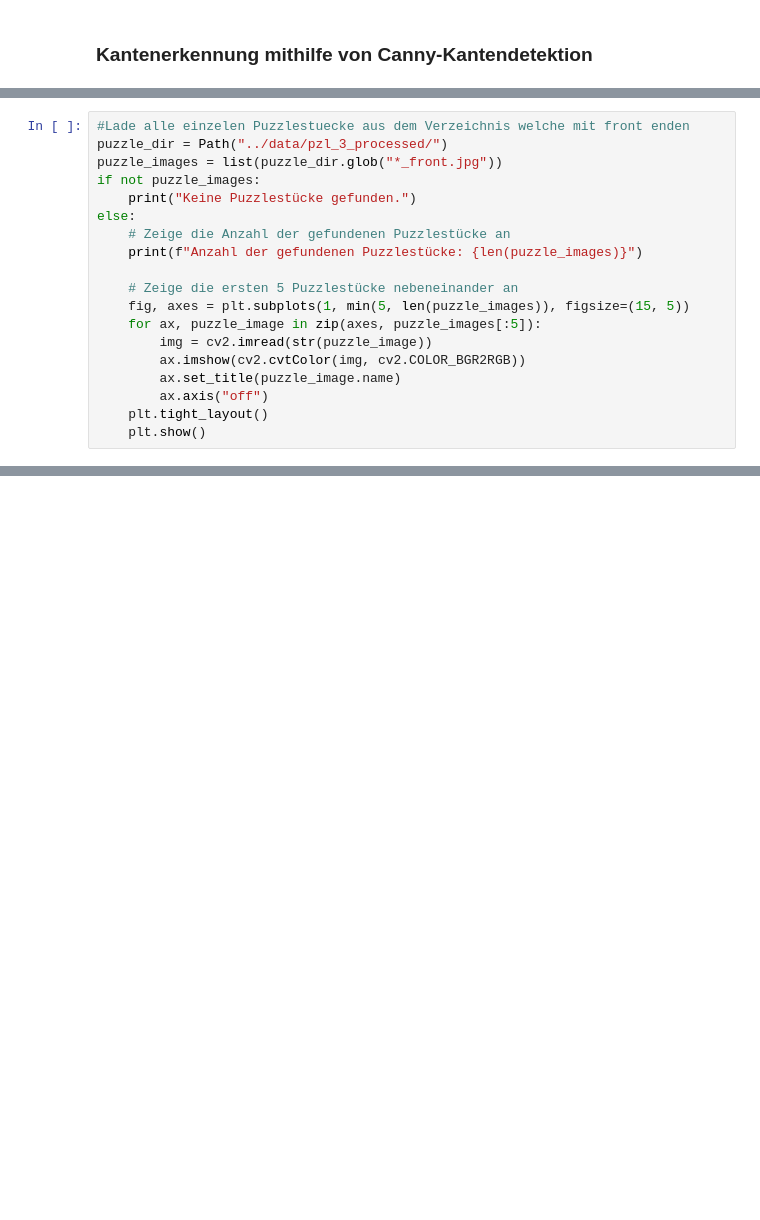
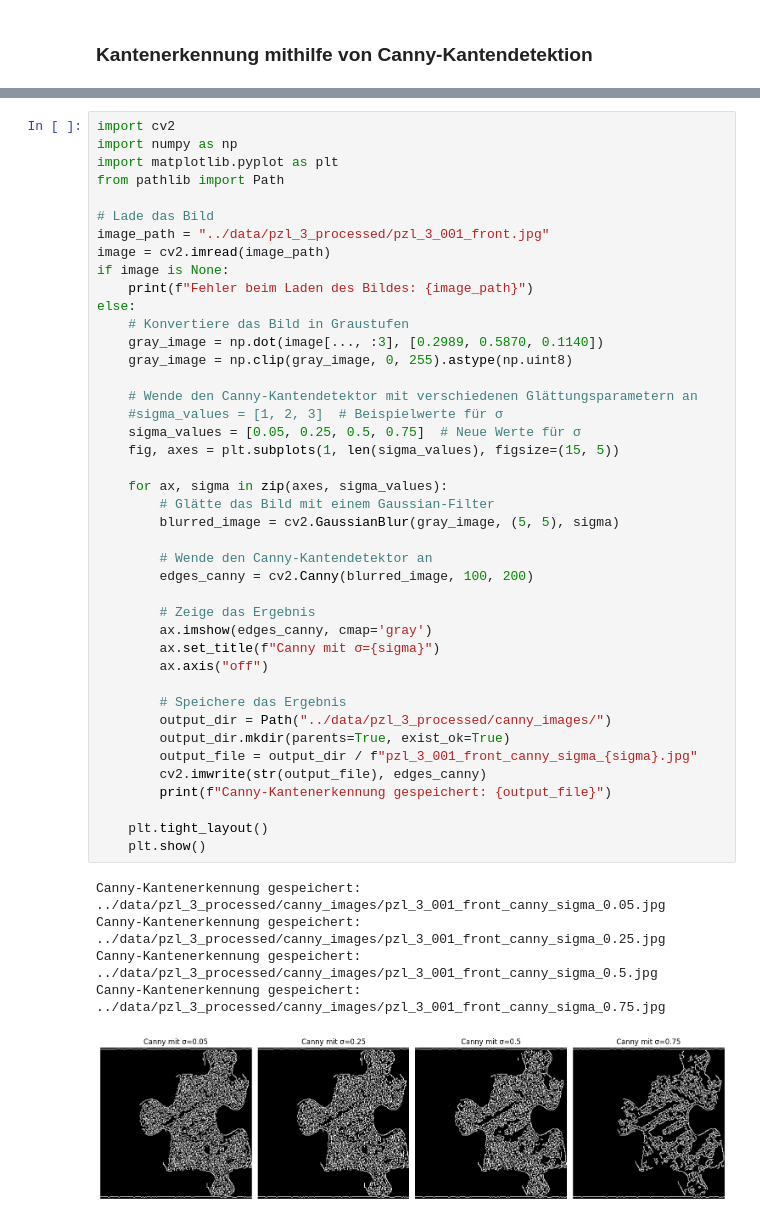
Before and after one commit to hermandi21/puzzle_solver_2d, a Jupyter notebook: src/detect_puzzle_silhouette.ipynb, the cells around one changed output, grey strips where cells are left out. Drawn from its saved outputs; the diff is of its cells as text; blank space fills up the shorter version.

```diff
--- a/src/detect_puzzle_silhouette.ipynb
+++ b/src/detect_puzzle_silhouette.ipynb
@@ -129,19 +105,0 @@ plt.show()
-# %%
-#Lade alle einzelen Puzzlestuecke aus dem Verzeichnis welche mit front enden
-puzzle_dir = Path("../data/pzl_3_processed/")
-puzzle_images = list(puzzle_dir.glob("*_front.jpg"))
-if not puzzle_images:
-    print("Keine Puzzlestücke gefunden.")
-else:
-    # Zeige die Anzahl der gefundenen Puzzlestücke an
-    print(f"Anzahl der gefundenen Puzzlestücke: {len(puzzle_images)}")
-
-    # Zeige die ersten 5 Puzzlestücke nebeneinander an
-    fig, axes = plt.subplots(1, min(5, len(puzzle_images)), figsize=(15, 5))
-    for ax, puzzle_image in zip(axes, puzzle_images[:5]):
-        img = cv2.imread(str(puzzle_image))
-        ax.imshow(cv2.cvtColor(img, cv2.COLOR_BGR2RGB))
-        ax.set_title(puzzle_image.name)
-        ax.axis("off")
-    plt.tight_layout()
-    plt.show()
@@ -189,0 +228,48 @@ for puzzle_image in puzzle_images:
+# %%
+import cv2
+import numpy as np
+import matplotlib.pyplot as plt
+from pathlib import Path
+
+# Lade das Bild
+image_path = "../data/pzl_3_processed/pzl_3_001_front.jpg"
+image = cv2.imread(image_path)
+if image is None:
+    print(f"Fehler beim Laden des Bildes: {image_path}")
+else:
+    # Konvertiere das Bild in Graustufen
+    gray_image = np.dot(image[..., :3], [0.2989, 0.5870, 0.1140])
+    gray_image = np.clip(gray_image, 0, 255).astype(np.uint8)
+
+    # Wende den Canny-Kantendetektor mit verschiedenen Glättungsparametern an
+    #sigma_values = [1, 2, 3]  # Beispielwerte für σ
+    sigma_values = [0.05, 0.25, 0.5, 0.75]  # Neue Werte für σ
+    fig, axes = plt.subplots(1, len(sigma_values), figsize=(15, 5))
+
+    for ax, sigma in zip(axes, sigma_values):
+        # Glätte das Bild mit einem Gaussian-Filter
+        blurred_image = cv2.GaussianBlur(gray_image, (5, 5), sigma)
+
+        # Wende den Canny-Kantendetektor an
+        edges_canny = cv2.Canny(blurred_image, 100, 200)
+
+        # Zeige das Ergebnis
+        ax.imshow(edges_canny, cmap='gray')
+        ax.set_title(f"Canny mit σ={sigma}")
+        ax.axis("off")
+
+        # Speichere das Ergebnis
+        output_dir = Path("../data/pzl_3_processed/canny_images/")
+        output_dir.mkdir(parents=True, exist_ok=True)
+        output_file = output_dir / f"pzl_3_001_front_canny_sigma_{sigma}.jpg"
+        cv2.imwrite(str(output_file), edges_canny)
+        print(f"Canny-Kantenerkennung gespeichert: {output_file}")
+
+    plt.tight_layout()
+    plt.show()
+# %% [output]
+Canny-Kantenerkennung gespeichert: ../data/pzl_3_processed/canny_images/pzl_3_001_front_canny_sigma_0.05.jpg
+Canny-Kantenerkennung gespeichert: ../data/pzl_3_processed/canny_images/pzl_3_001_front_canny_sigma_0.25.jpg
+Canny-Kantenerkennung gespeichert: ../data/pzl_3_processed/canny_images/pzl_3_001_front_canny_sigma_0.5.jpg
+Canny-Kantenerkennung gespeichert: ../data/pzl_3_processed/canny_images/pzl_3_001_front_canny_sigma_0.75.jpg
+[figure, added]
```
Also changed, not shown: parts of 9 cells of this notebook, 17 other files.
